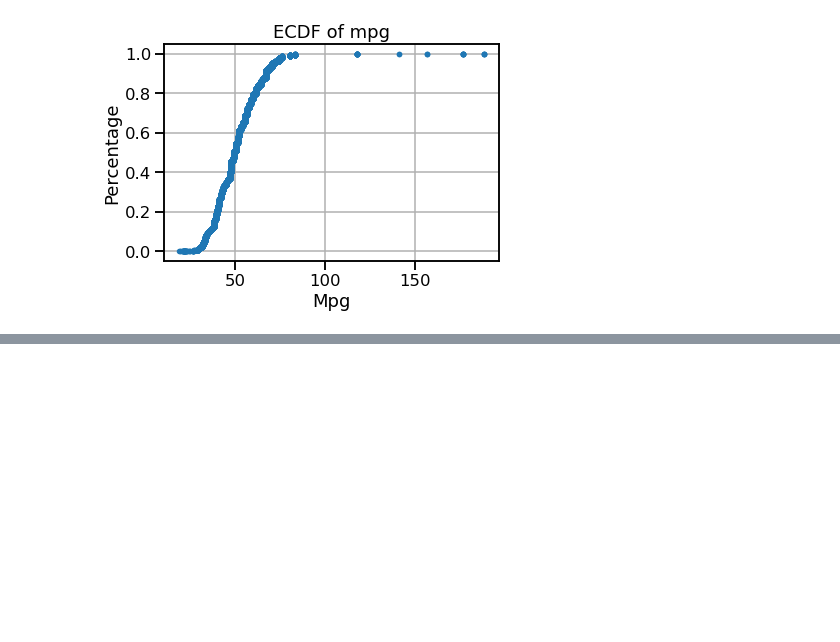
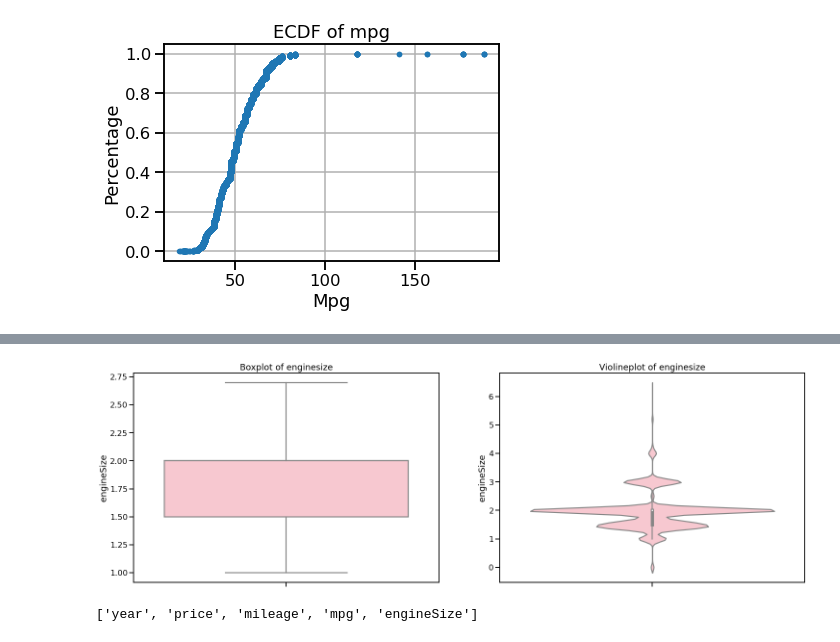
Before and after one commit to 123Osama/EDA-with-Python, a Jupyter notebook: audi_used_car_EDA.ipynb, the cells around one changed output, grey strips where cells are left out. Saved outputs shown, nothing was run; the diff lists cells and outputs as text; code cells hidden in the pictures; blank space fills up the shorter version.

```diff
--- a/audi_used_car_EDA.ipynb
+++ b/audi_used_car_EDA.ipynb
@@ -376,0 +404,13 @@ plt.show()
+# %%
+plt.figure(figsize=(25, 8))
+plt.subplot(1, 2, 1)
+plt.title("Boxplot of enginesize")
+sns.boxplot(y="engineSize" , data = df, showfliers = False, color='pink')
+#plt.show()
+
+plt.subplot(1, 2, 2)
+plt.title("Violineplot of enginesize")
+sns.violinplot(y="engineSize" , data = df, showfliers = False, color='pink')
+plt.show()
+# %% [output]
+[figure, added]
@@ -376,0 +429,6 @@ plt.show()
+# %%
+numeric_cols = separate_num_cols(df)
+
+print(numeric_cols)
+# %% [output]
+['year', 'price', 'mileage', 'mpg', 'engineSize']
```
Also changed, not shown: parts of 14 cells of this notebook.
